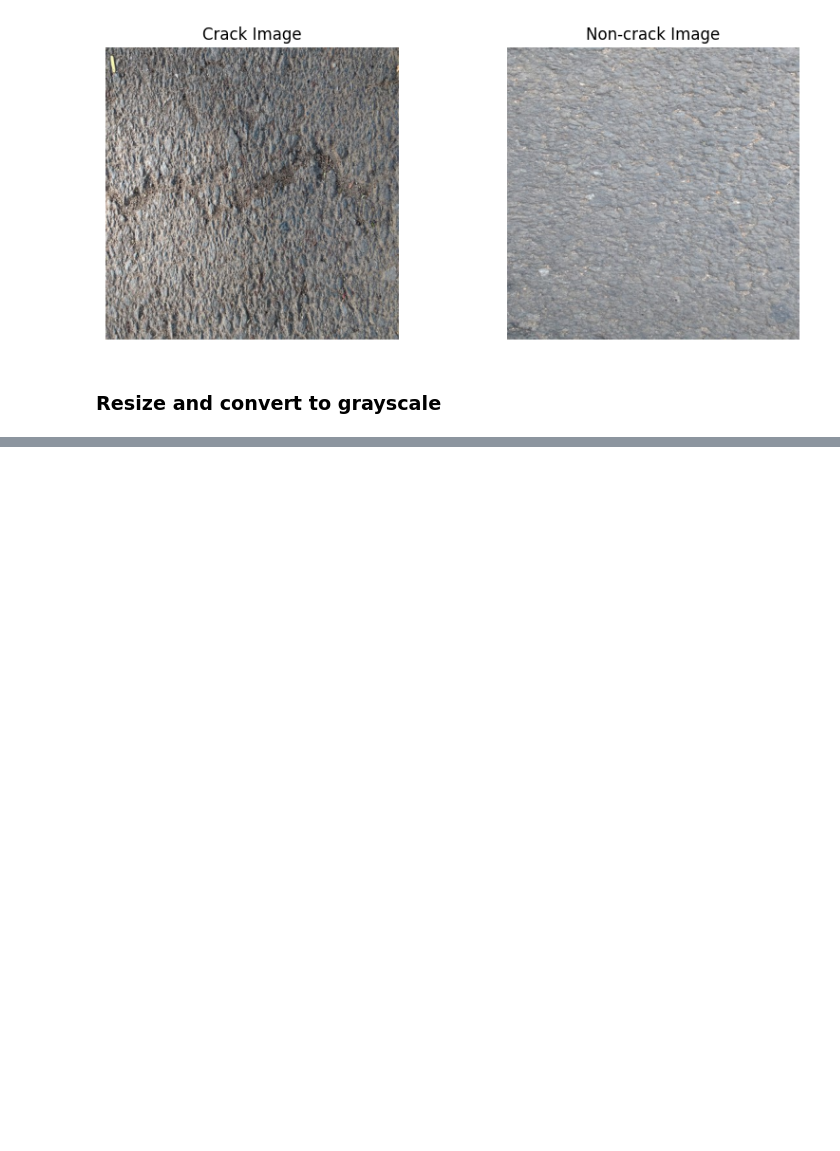
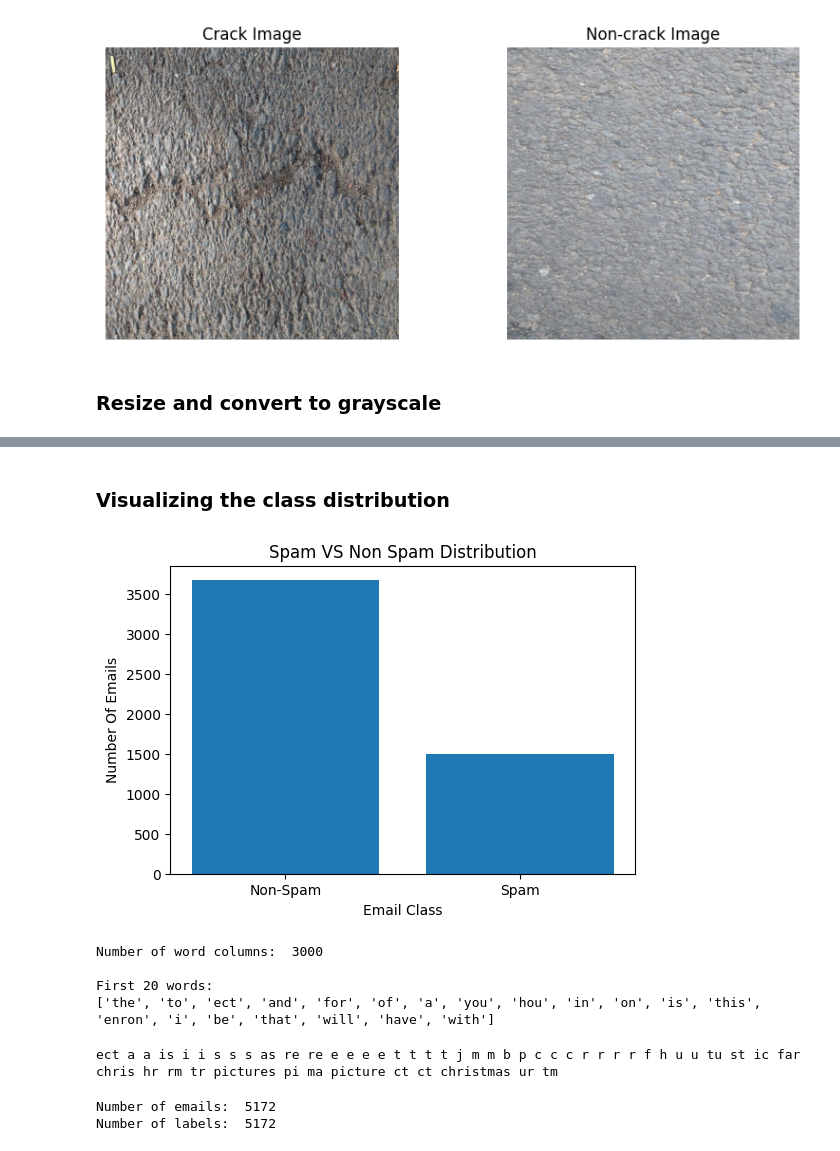
Before and after one commit to chokshihet/202618035_HetChokshi_DS605, a Jupyter notebook: 202618035_lab_6/code.ipynb, the cells around one changed output, grey strips where cells are left out. Saved outputs shown, nothing was run; the diff lists cells and outputs as text; code cells hidden in the pictures; blank space fills up the shorter version.

```diff
--- a/202618035_lab_6/code.ipynb
+++ b/202618035_lab_6/code.ipynb
@@ -90,0 +470,10 @@ crack_gray = cv2.cvtColor(crack_resized, cv2.COLOR_BGR2GRAY)
+# %%
+from sklearn.feature_extraction.text import CountVectorizer
+
+emails_df = pd.read_csv("emails.csv")
+print("Dataset shape: ", emails_df.shape)
+
+print("\n Column Names: ")
+print(emails_df.columns)
+print("\nFirst 5 rows:")
+emails_df.head()
@@ -90,0 +517,52 @@ crack_gray = cv2.cvtColor(crack_resized, cv2.COLOR_BGR2GRAY)
+# %% [markdown]
+### Visualizing the class distribution
+# %%
+class_counts = emails_df["Prediction"].value_counts().sort_index()
+plt.figure(figsize=(6, 4))
+plt.bar(
+    ["Non-Spam", "Spam"],
+    class_counts.values
+)
+plt.title("Spam VS Non Spam Distribution")
+plt.xlabel("Email Class")
+plt.ylabel("Number Of Emails")
+plt.show()
+# %% [output]
+[figure, added]
+# %%
+word_columns = emails_df.columns.drop(["Email No.", "Prediction"])
+print("Number of word columns: ", len(word_columns))
+print("\nFirst 20 words: ")
+print(word_columns[:20].tolist())
+# %% [output]
+Number of word columns:  3000
+
+First 20 words:
+['the', 'to', 'ect', 'and', 'for', 'of', 'a', 'you', 'hou', 'in', 'on', 'is', 'this', 'enron', 'i', 'be', 'that', 'will', 'have', 'with']
+# %%
+def reconstruct_email(row):
+    words = []
+    for word in word_columns:
+        count = int(row[word])
+
+        if count > 0:
+            words.extend([word] * count)
+    return " ".join(words)
+
+emails_df["reconstructed_text"] = emails_df.apply(
+    reconstruct_email,
+    axis=1
+)
+
+print(emails_df["reconstructed_text"].iloc[0][:500])
+# %% [output]
+ect a a is i i s s s as re re e e e e t t t t j m m b p c c c r r r r f h u u tu st ic far chris hr rm tr pictures pi ma picture ct ct christmas ur tm
+# %%
+X_text = emails_df["reconstructed_text"]
+y_text = emails_df["Prediction"]
+
+print("Number of emails: ", len(X_test))
+print("Number of labels: ", len(y_test))
+# %% [output]
+Number of emails:  5172
+Number of labels:  5172
```
Also changed, not shown: parts of 40 cells of this notebook, 3 other files.
